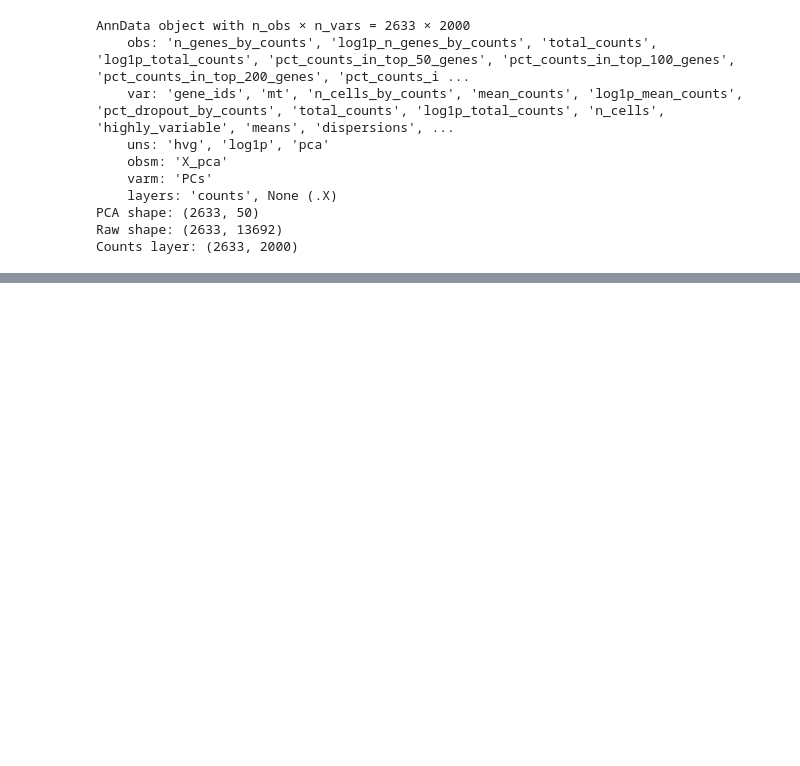
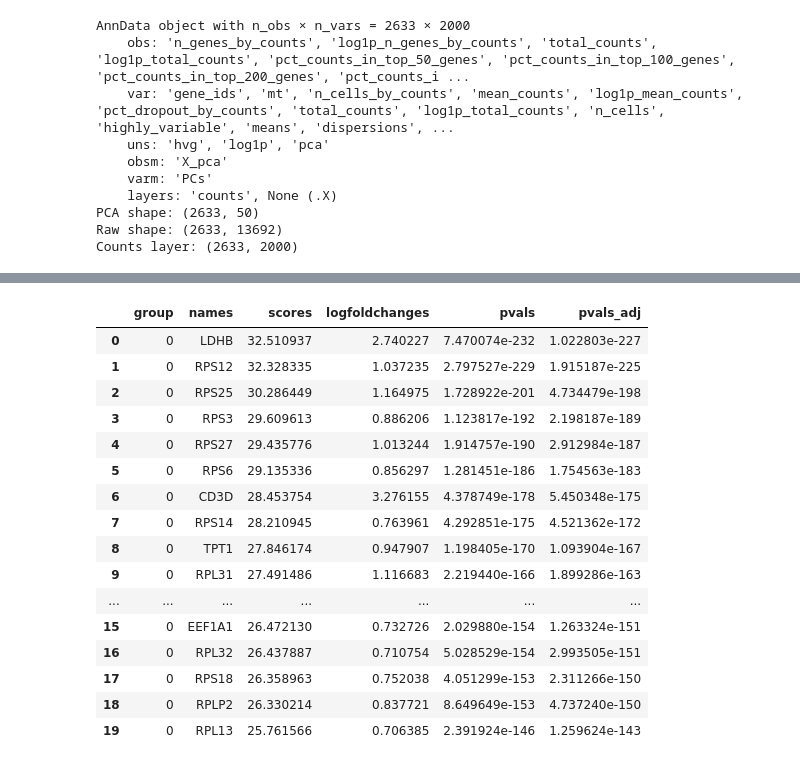
Before and after one commit to tshotts07/ImmunoType, a Jupyter notebook: notebooks/03_preprocessing.ipynb, the cells around one changed output, grey strips where cells are left out. Saved outputs shown, nothing was run; the diff lists cells and outputs as text; code cells hidden in the pictures; blank space fills up the shorter version.

```diff
--- a/notebooks/03_preprocessing.ipynb
+++ b/notebooks/03_preprocessing.ipynb
@@ -538,0 +630,23 @@ adata_hvg.write(output_dir / "pbmc3k_hvg_scaled_pca.h5ad")
+# %%
+sc.get.rank_genes_groups_df(
+    adata,
+    group=None
+).head(20)
+# %% [output]
+|  | group | names | scores | logfoldchanges | pvals | pvals_adj |
+| 0 | 0 | LDHB | 32.510937 | 2.740227 | 7.470074e-232 | 1.022803e-227 |
+| 1 | 0 | RPS12 | 32.328335 | 1.037235 | 2.797527e-229 | 1.915187e-225 |
+| 2 | 0 | RPS25 | 30.286449 | 1.164975 | 1.728922e-201 | 4.734479e-198 |
+| 3 | 0 | RPS3 | 29.609613 | 0.886206 | 1.123817e-192 | 2.198187e-189 |
+| 4 | 0 | RPS27 | 29.435776 | 1.013244 | 1.914757e-190 | 2.912984e-187 |
+| 5 | 0 | RPS6 | 29.135336 | 0.856297 | 1.281451e-186 | 1.754563e-183 |
+| 6 | 0 | CD3D | 28.453754 | 3.276155 | 4.378749e-178 | 5.450348e-175 |
+| 7 | 0 | RPS14 | 28.210945 | 0.763961 | 4.292851e-175 | 4.521362e-172 |
+| 8 | 0 | TPT1 | 27.846174 | 0.947907 | 1.198405e-170 | 1.093904e-167 |
+| 9 | 0 | RPL31 | 27.491486 | 1.116683 | 2.219440e-166 | 1.899286e-163 |
+| ... | ... | ... | ... | ... | ... | ... |
+| 15 | 0 | EEF1A1 | 26.472130 | 0.732726 | 2.029880e-154 | 1.263324e-151 |
+| 16 | 0 | RPL32 | 26.437887 | 0.710754 | 5.028529e-154 | 2.993505e-151 |
+| 17 | 0 | RPS18 | 26.358963 | 0.752038 | 4.051299e-153 | 2.311266e-150 |
+| 18 | 0 | RPLP2 | 26.330214 | 0.837721 | 8.649649e-153 | 4.737240e-150 |
+| 19 | 0 | RPL13 | 25.761566 | 0.706385 | 2.391924e-146 | 1.259624e-143 |
```
Also changed, not shown: parts of 24 cells of this notebook, 3 other files.
